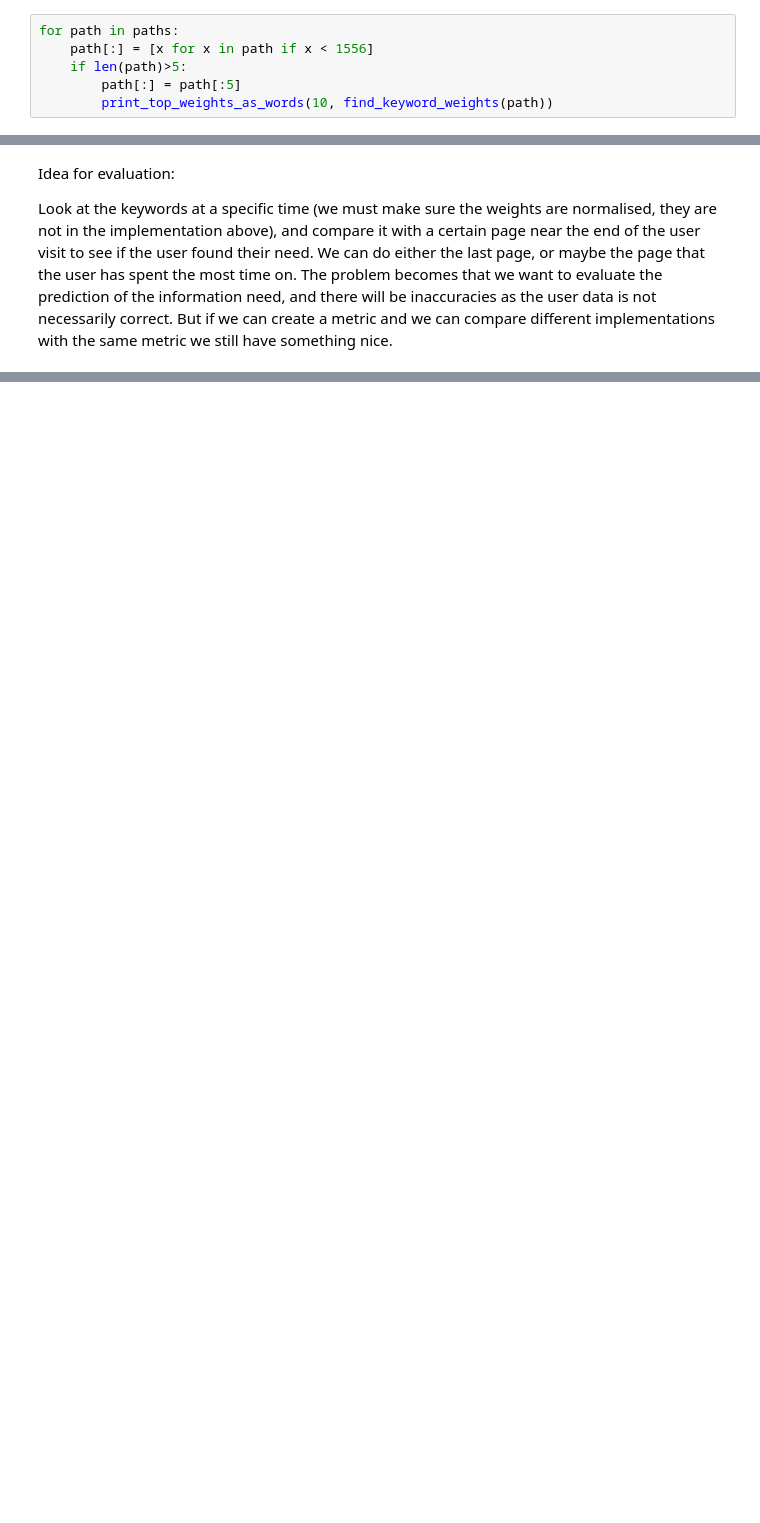
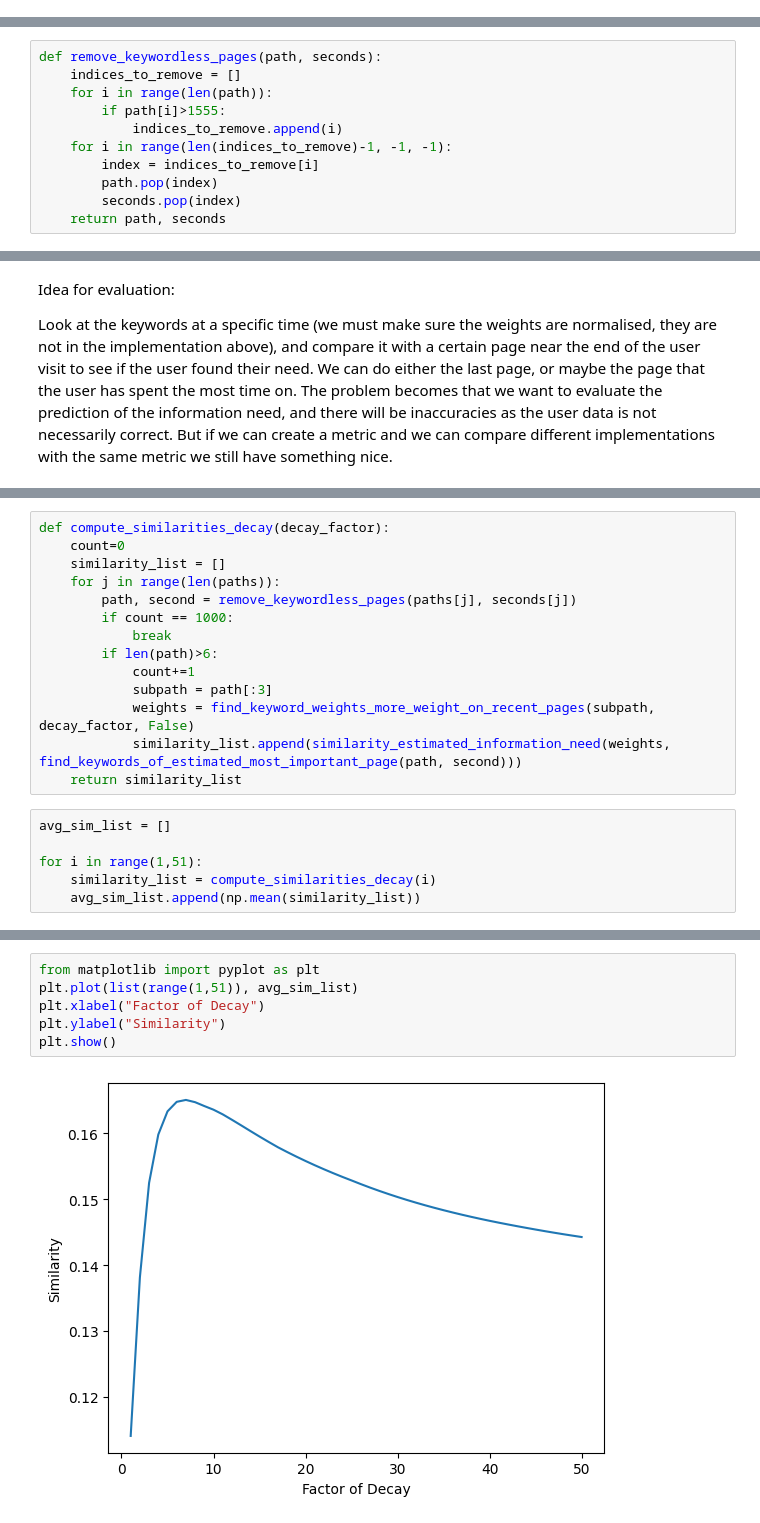
Before and after one commit to MatthewFoster02/3-1-APG-Digital-Exit-Strategy, a Jupyter notebook: src/main/information_scent/IUNISnb.ipynb, the cells around one changed output, grey strips where cells are left out. Cells and saved outputs as stored; diff of their text form; blank space fills up the shorter version.

```diff
--- a/src/main/information_scent/IUNISnb.ipynb
+++ b/src/main/information_scent/IUNISnb.ipynb
@@ -121,9 +126,3 @@ def print_top_weights_as_words(num_of_words, weights):
 # %% [markdown]
 Line 2 in this section gets rid of all useless pages (login, logout, search, and error)
 Then, if the user has visited more than 5 pages, it will compute the keywords up until page 5.
-# %%
-for path in paths:
-    path[:] = [x for x in path if x < 1556]
-    if len(path)>5:
-        path[:] = path[:5]
-        print_top_weights_as_words(10, find_keyword_weights(path))
@@ -149,3 +129,14 @@ KeyboardInterrupt:
+# %%
+def remove_keywordless_pages(path, seconds):
+    indices_to_remove = []
+    for i in range(len(path)):
+        if path[i]>1555:
+            indices_to_remove.append(i)
+    for i in range(len(indices_to_remove)-1, -1, -1):
+        index = indices_to_remove[i]
+        path.pop(index)
+        seconds.pop(index)
+    return path, seconds
 # %% [markdown]
 These sections computes the weights after each different page to see how it changes throughout the visit
 We can do interesting experiments to see how information need changes throughout the visit, and to find out at which page index we can best make our prediction final
@@ -167,0 +235,20 @@ But if we can create a metric and we can compare different implementations with
+# %%
+def compute_similarities_decay(decay_factor):
+    count=0
+    similarity_list = []
+    for j in range(len(paths)):
+        path, second = remove_keywordless_pages(paths[j], seconds[j])
+        if count == 1000:
+            break
+        if len(path)>6:
+            count+=1
+            subpath = path[:3]
+            weights = find_keyword_weights_more_weight_on_recent_pages(subpath, decay_factor, False)
+            similarity_list.append(similarity_estimated_information_need(weights, find_keywords_of_estimated_most_important_page(path, second)))
+    return similarity_list
+# %%
+avg_sim_list = []
+
+for i in range(1,51):
+    similarity_list = compute_similarities_decay(i)
+    avg_sim_list.append(np.mean(similarity_list))
@@ -167,0 +275,8 @@ But if we can create a metric and we can compare different implementations with
+# %%
+from matplotlib import pyplot as plt
+plt.plot(list(range(1,51)), avg_sim_list)
+plt.xlabel("Factor of Decay")
+plt.ylabel("Similarity")
+plt.show()
+# %% [output]
+[figure, added]
```
Also changed, not shown: parts of 13 cells of this notebook.
